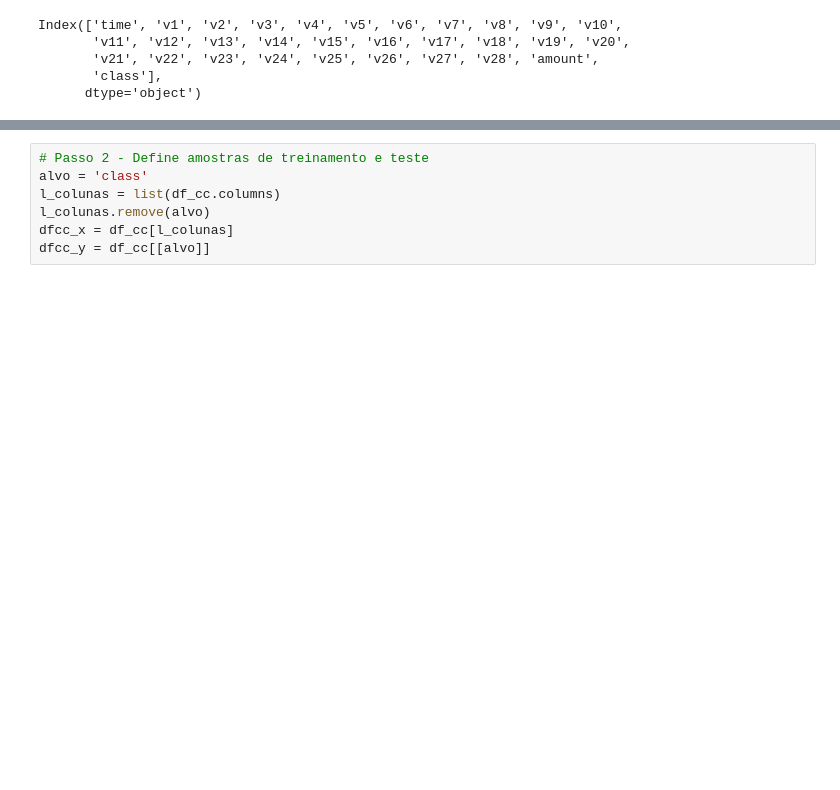
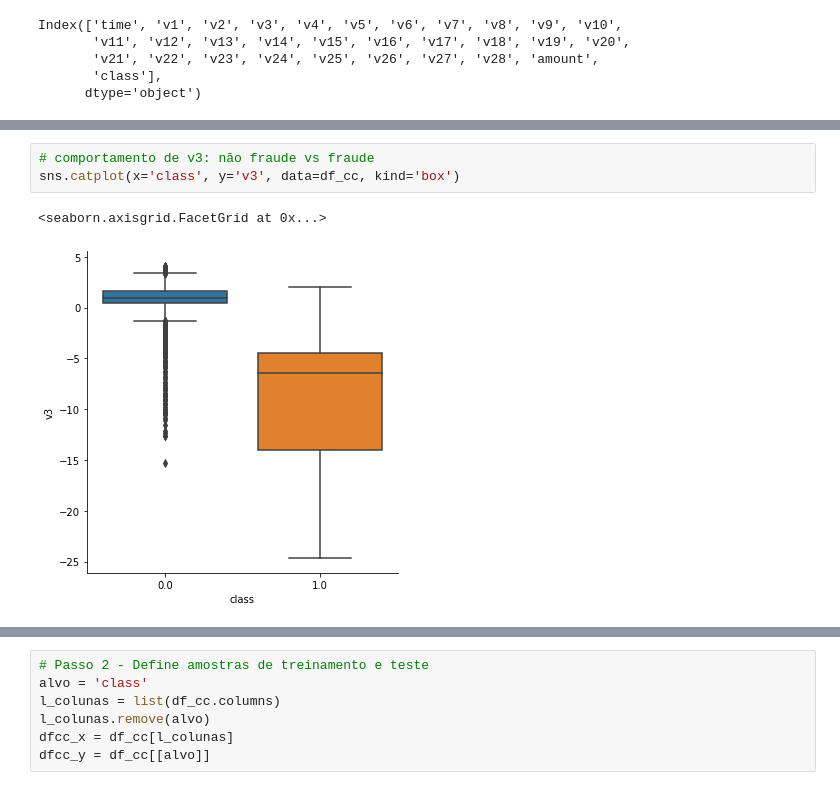
Before and after one commit to sfinotti/DSWP, a Jupyter notebook: Notebooks/NB15_00__Machine_Learning___DSWP_my.ipynb, the cells around one changed output, grey strips where cells are left out. Saved outputs shown, nothing was run; the diff lists cells and outputs as text; blank space fills up the shorter version.

```diff
--- a/Notebooks/NB15_00__Machine_Learning___DSWP_my.ipynb
+++ b/Notebooks/NB15_00__Machine_Learning___DSWP_my.ipynb
@@ -1841,0 +1882,6 @@ Index(['time', 'v1', 'v2', 'v3', 'v4', 'v5', 'v6', 'v7', 'v8', 'v9', 'v10',
+# %%
+# comportamento de v3: não fraude vs fraude
+sns.catplot(x='class', y='v3', data=df_cc, kind='box')
+# %% [output]
+<seaborn.axisgrid.FacetGrid at 0x...>
+[figure, added]
```
Also changed, not shown: parts of 20 cells of this notebook.
